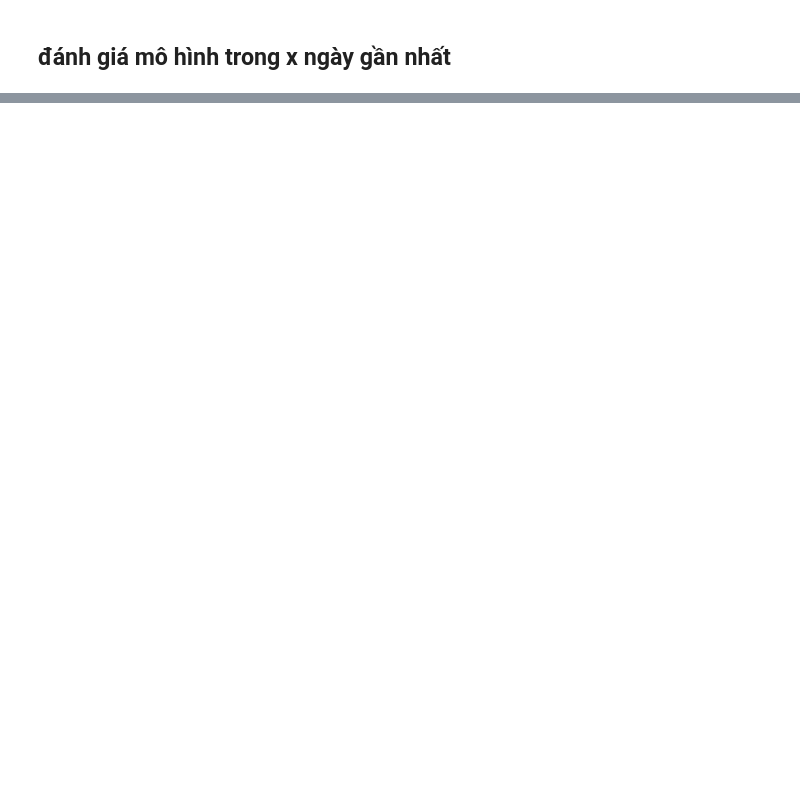
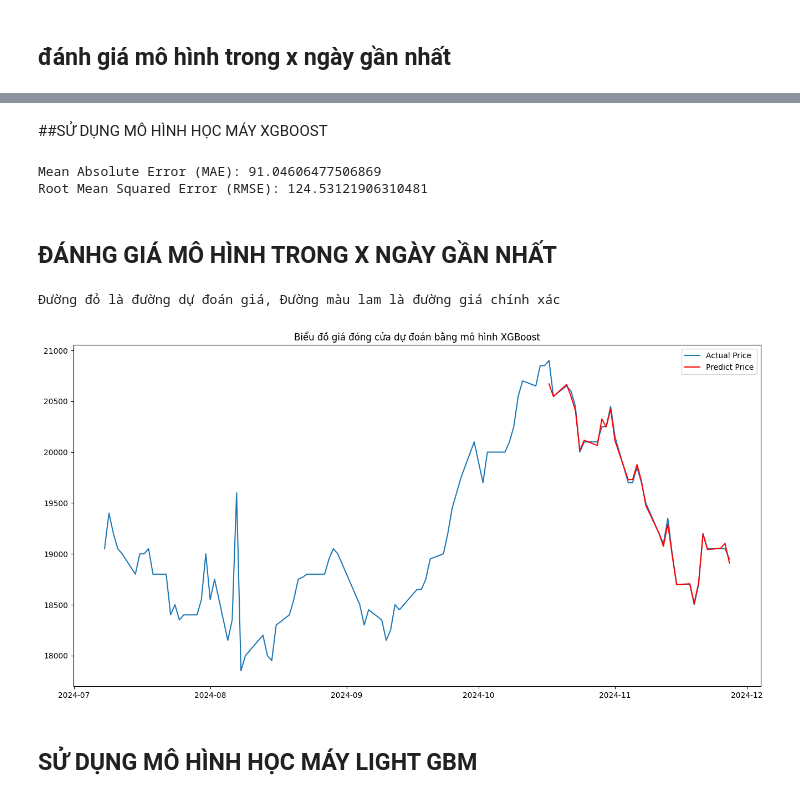
Before and after one commit to DatPham1001/stock-price-prediction, a Jupyter notebook: stock-prediction.ipynb, the cells around one changed output, grey strips where cells are left out. Cells and saved outputs as stored; diff of their text form; code cells hidden in the pictures; blank space fills up the shorter version.

```diff
--- a/stock-prediction.ipynb
+++ b/stock-prediction.ipynb
@@ -146,0 +151,48 @@ plt.show()
+# %% [markdown]
+##SỬ DỤNG MÔ HÌNH HỌC MÁY XGBOOST
+# %%
+import xgboost as xgb
+
+# Khởi tạo và huấn luyện mô hình XGBoost
+model = xgb.XGBRegressor(
+    n_estimators=200,
+    learning_rate=0.1,
+    max_depth=6,
+    random_state=42
+)
+
+model.fit(X_train, y_train)
+
+# Dự đoán trên tập kiểm tra
+y_pred = model.predict(X_test)
+
+# Đánh giá mô hình
+mae = mean_absolute_error(y_test, y_pred)
+rmse = np.sqrt(mean_squared_error(y_test, y_pred))
+
+print(f"Mean Absolute Error (MAE): {mae}")
+print(f"Root Mean Squared Error (RMSE): {rmse}")
+# %% [output]
+Mean Absolute Error (MAE): 91.04606477506869
+Root Mean Squared Error (RMSE): 124.53121906310481
+# %% [markdown]
+## ĐÁNHG GIÁ MÔ HÌNH TRONG X NGÀY GẦN NHẤT
+# %%
+
+data_test =  df[["Vol_M","Open","High","Low","MA20","MA50","VolMA20","Change"]].head(num_days)
+predicted_xgb = model.predict(data_test)
+
+print("Đường đỏ là đường dự đoán giá, Đường màu lam là đường giá chính xác")
+plt.figure(figsize=(16,8))
+plt.title('Biểu đồ giá đóng cửa dự đoán bằng mô hình XGBoost')
+# plt.plot(df['Price'])
+df_predict = df.head(100)
+plt.plot(df_predict["Date"], df_predict["Price"], label='Actual Price')
+plt.plot(df_predict["Date"].head(num_days), predicted_xgb,color ="red", label="Predict Price")
+plt.legend()
+plt.show()
+# %% [output]
+Đường đỏ là đường dự đoán giá, Đường màu lam là đường giá chính xác
+[figure, added]
+# %% [markdown]
+## SỬ DỤNG MÔ HÌNH HỌC MÁY LIGHT GBM
```
Also changed, not shown: parts of 15 cells of this notebook, 3 other files.
